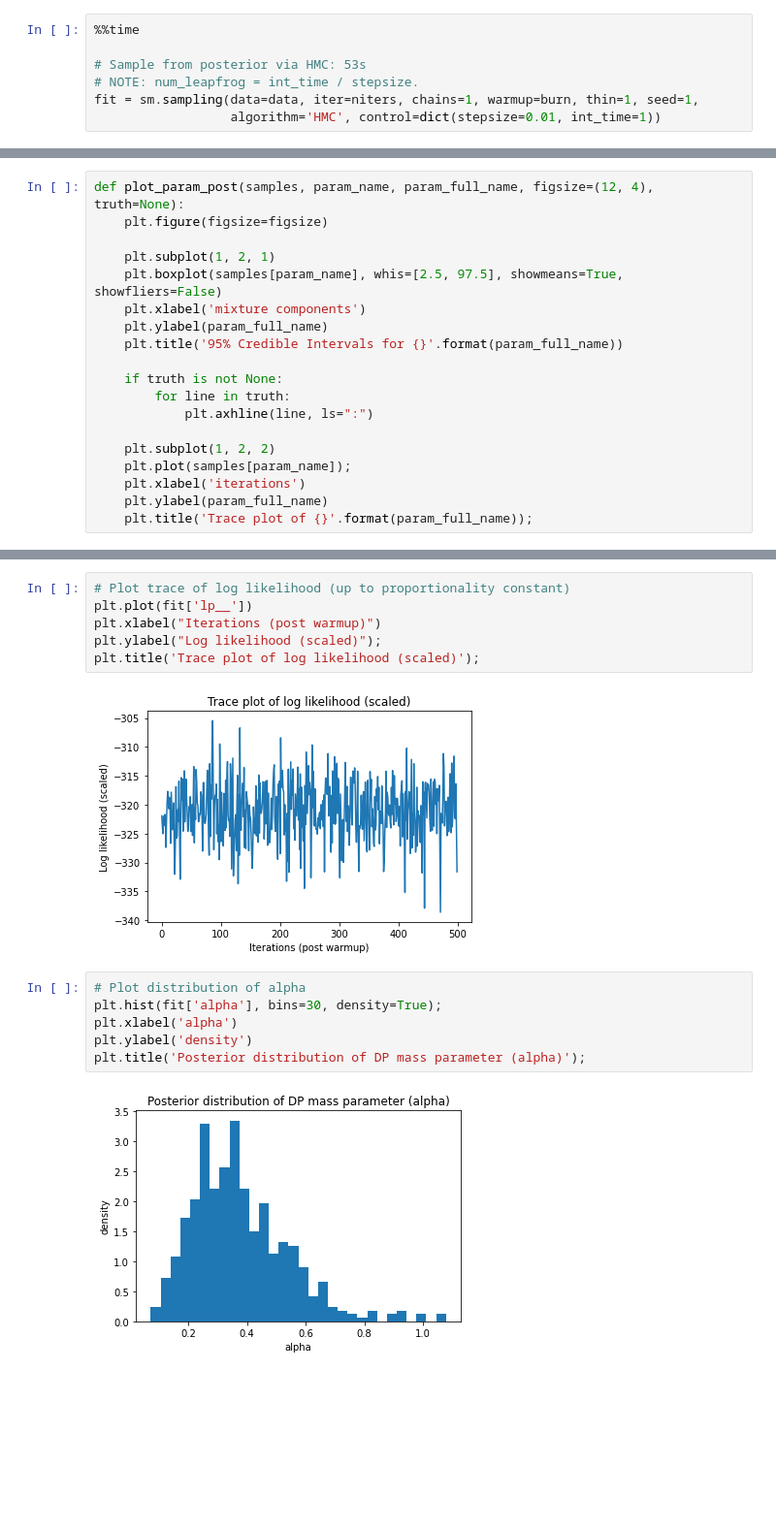
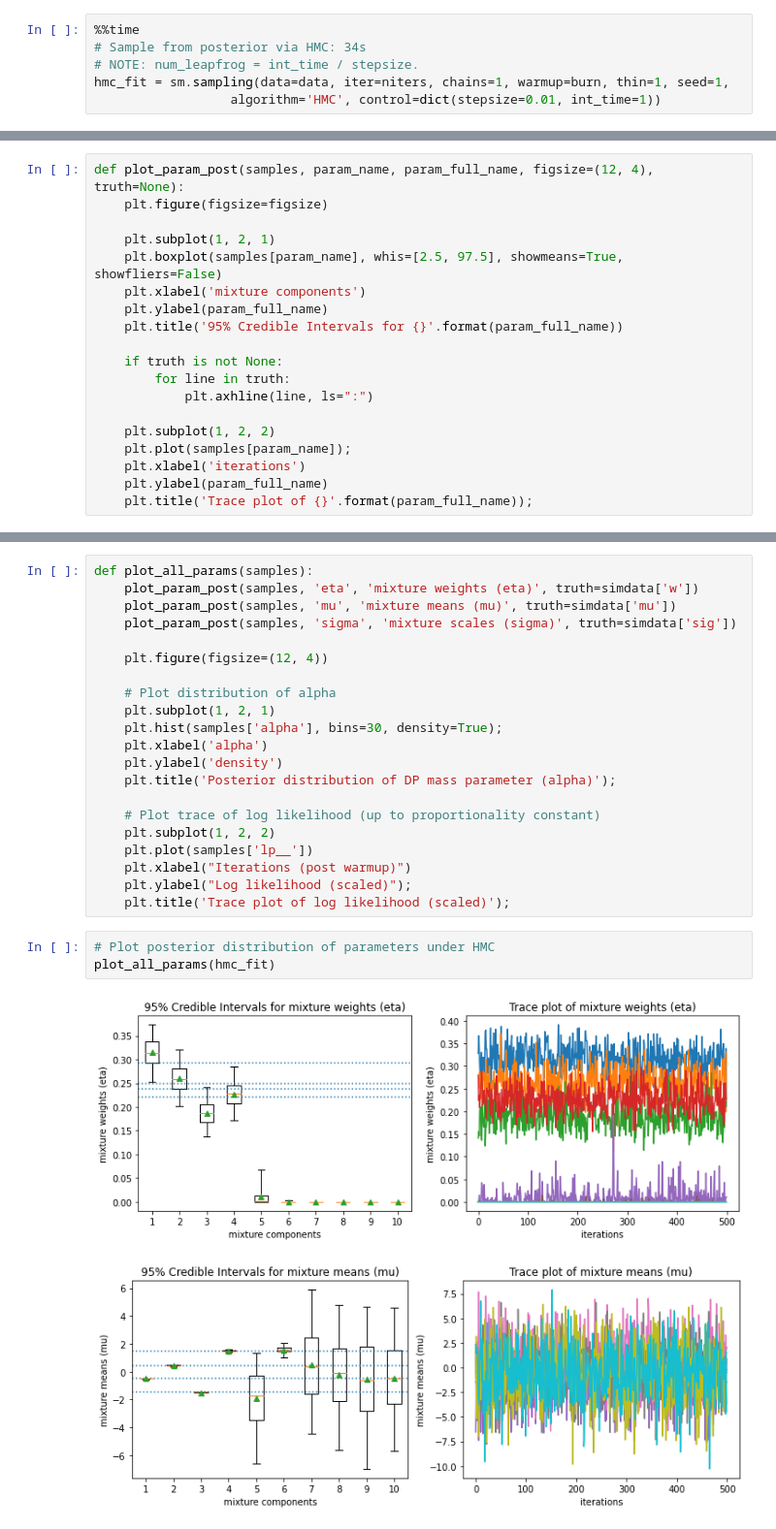
Before and after one commit to luiarthur/TuringBnpBenchmarks, a Jupyter notebook: src/dp-gmm/notebooks/dp_sb_gmm_stan.ipynb, the cells around one changed output, grey strips where cells are left out. Shown at 97% size. Drawn from its saved outputs; the diff is of its cells as text; blank space fills up the shorter version.

```diff
--- a/src/dp-gmm/notebooks/dp_sb_gmm_stan.ipynb
+++ b/src/dp-gmm/notebooks/dp_sb_gmm_stan.ipynb
@@ -205,10 +208,9 @@ nsamples = 500
 niters = burn + nsamples
 # %%
 %%time
-
-# Sample from posterior via HMC: 53s
+# Sample from posterior via HMC: 34s
 # NOTE: num_leapfrog = int_time / stepsize.
-fit = sm.sampling(data=data, iter=niters, chains=1, warmup=burn, thin=1, seed=1,
+hmc_fit = sm.sampling(data=data, iter=niters, chains=1, warmup=burn, thin=1, seed=1,
                   algorithm='HMC', control=dict(stepsize=0.01, int_time=1))
 # %% [output]
 WARNING:pystan:Rhat above 1.1 or below 0.9 indicates that the chains very likely have not mixed
@@ -260,16 +249,27 @@ plot_param_post(fit, 'sigma', 'mixture scales (sigma)', truth=simdata['sig'])
-# %%
-# Plot trace of log likelihood (up to proportionality constant)
-plt.plot(fit['lp__'])
-plt.xlabel("Iterations (post warmup)")
-plt.ylabel("Log likelihood (scaled)");
-plt.title('Trace plot of log likelihood (scaled)');
-# %% [output]
-[figure, removed]
-# %%
-# Plot distribution of alpha
-plt.hist(fit['alpha'], bins=30, density=True);
-plt.xlabel('alpha')
-plt.ylabel('density')
-plt.title('Posterior distribution of DP mass parameter (alpha)');
-# %% [output]
-[figure, removed]
+# %%
+def plot_all_params(samples):
+    plot_param_post(samples, 'eta', 'mixture weights (eta)', truth=simdata['w'])
+    plot_param_post(samples, 'mu', 'mixture means (mu)', truth=simdata['mu'])
+    plot_param_post(samples, 'sigma', 'mixture scales (sigma)', truth=simdata['sig'])
+
+    plt.figure(figsize=(12, 4))
+
+    # Plot distribution of alpha
+    plt.subplot(1, 2, 1)
+    plt.hist(samples['alpha'], bins=30, density=True);
+    plt.xlabel('alpha')
+    plt.ylabel('density')
+    plt.title('Posterior distribution of DP mass parameter (alpha)');
+
+    # Plot trace of log likelihood (up to proportionality constant)
+    plt.subplot(1, 2, 2)
+    plt.plot(samples['lp__'])
+    plt.xlabel("Iterations (post warmup)")
+    plt.ylabel("Log likelihood (scaled)");
+    plt.title('Trace plot of log likelihood (scaled)');
+# %%
+# Plot posterior distribution of parameters under HMC
+plot_all_params(hmc_fit)
+# %% [output]
+[figure, added]
+[figure, added]
```
Also changed, not shown: parts of 12 cells of this notebook, 6 other files.
